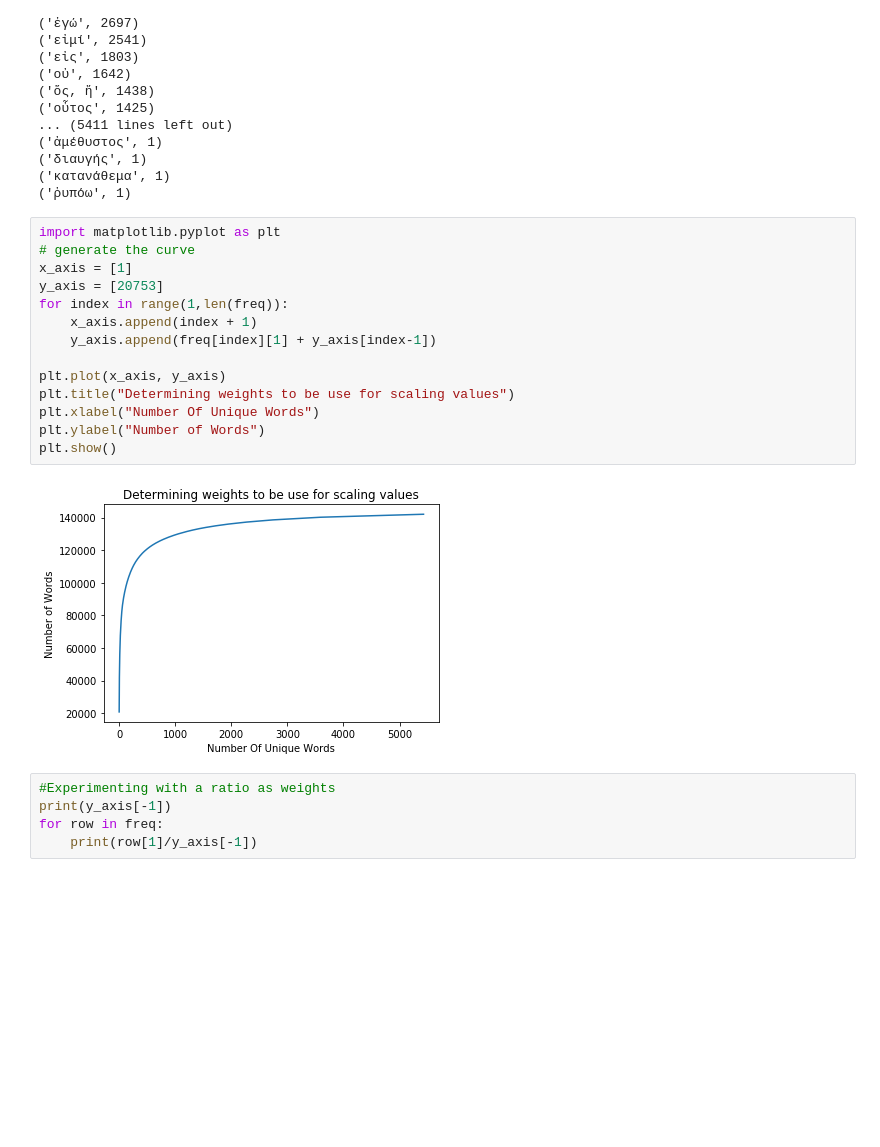
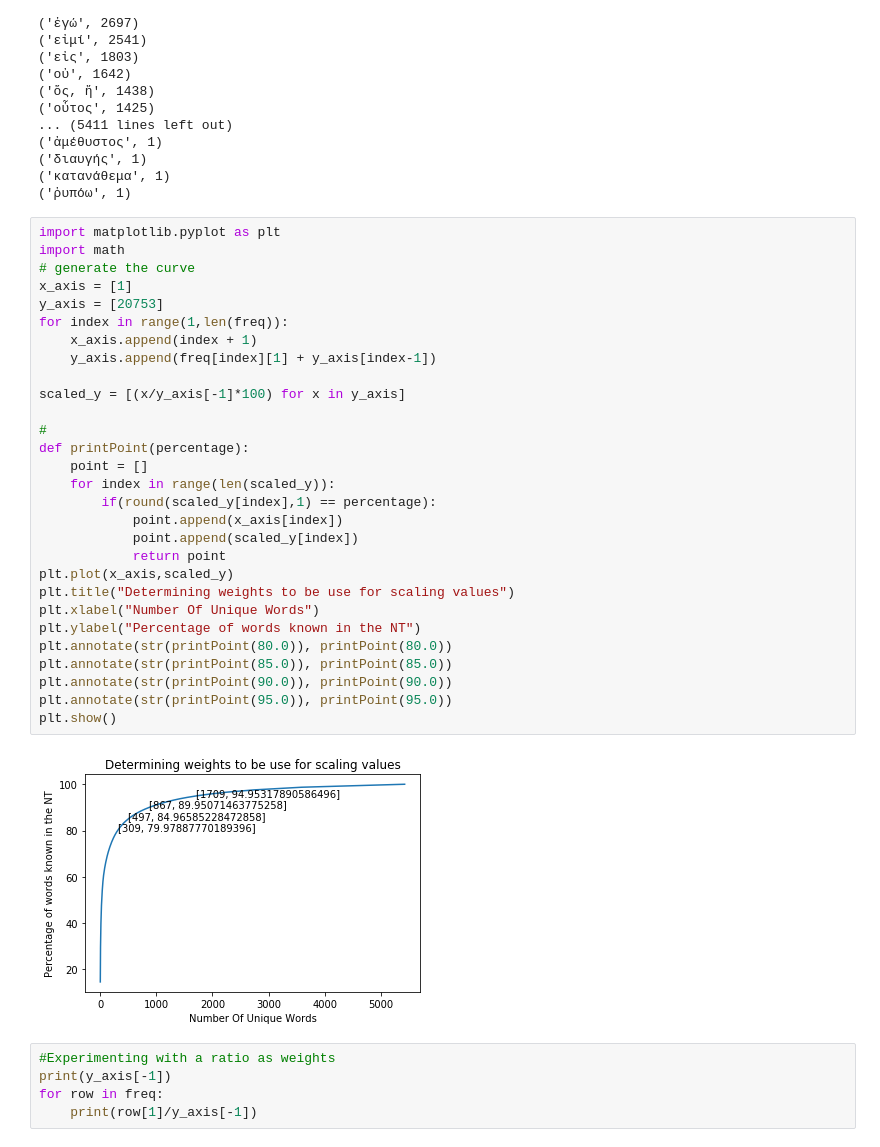
Before and after one commit to Geraldcdx/GradedVerses, a Jupyter notebook: Graded Verses.ipynb, the cells around one changed output. Cells and saved outputs as stored; diff of their text form; blank space fills up the shorter version.

```diff
--- a/Graded Verses.ipynb
+++ b/Graded Verses.ipynb
@@ -81,20 +81,35 @@ for row in freq:
 ('ῥυπόω', 1)
 # %%
 import matplotlib.pyplot as plt
+import math
 # generate the curve
 x_axis = [1]
 y_axis = [20753]
 for index in range(1,len(freq)):
     x_axis.append(index + 1)
     y_axis.append(freq[index][1] + y_axis[index-1])
 
-plt.plot(x_axis, y_axis)
+scaled_y = [(x/y_axis[-1]*100) for x in y_axis]
+
+#
+def printPoint(percentage):
+    point = []
+    for index in range(len(scaled_y)):
+        if(round(scaled_y[index],1) == percentage):
+            point.append(x_axis[index])
+            point.append(scaled_y[index])
+            return point
+plt.plot(x_axis,scaled_y)
 plt.title("Determining weights to be use for scaling values")
 plt.xlabel("Number Of Unique Words")
-plt.ylabel("Number of Words")
+plt.ylabel("Percentage of words known in the NT")
+plt.annotate(str(printPoint(80.0)), printPoint(80.0))
+plt.annotate(str(printPoint(85.0)), printPoint(85.0))
+plt.annotate(str(printPoint(90.0)), printPoint(90.0))
+plt.annotate(str(printPoint(95.0)), printPoint(95.0))
 plt.show()
 # %% [output]
-[figure, old version]
+[figure, new version]
 # %%
 #Experimenting with a ratio as weights
 print(y_axis[-1])
```
Also changed, not shown: parts of 6 cells of this notebook, 3 other files.
